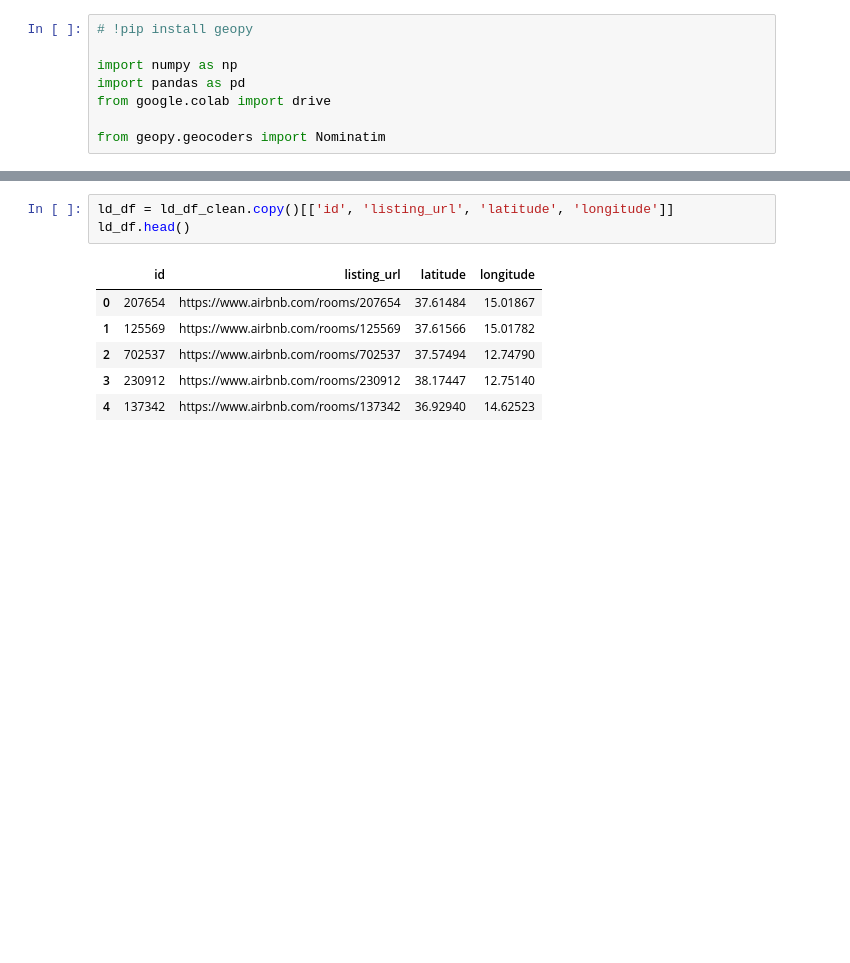
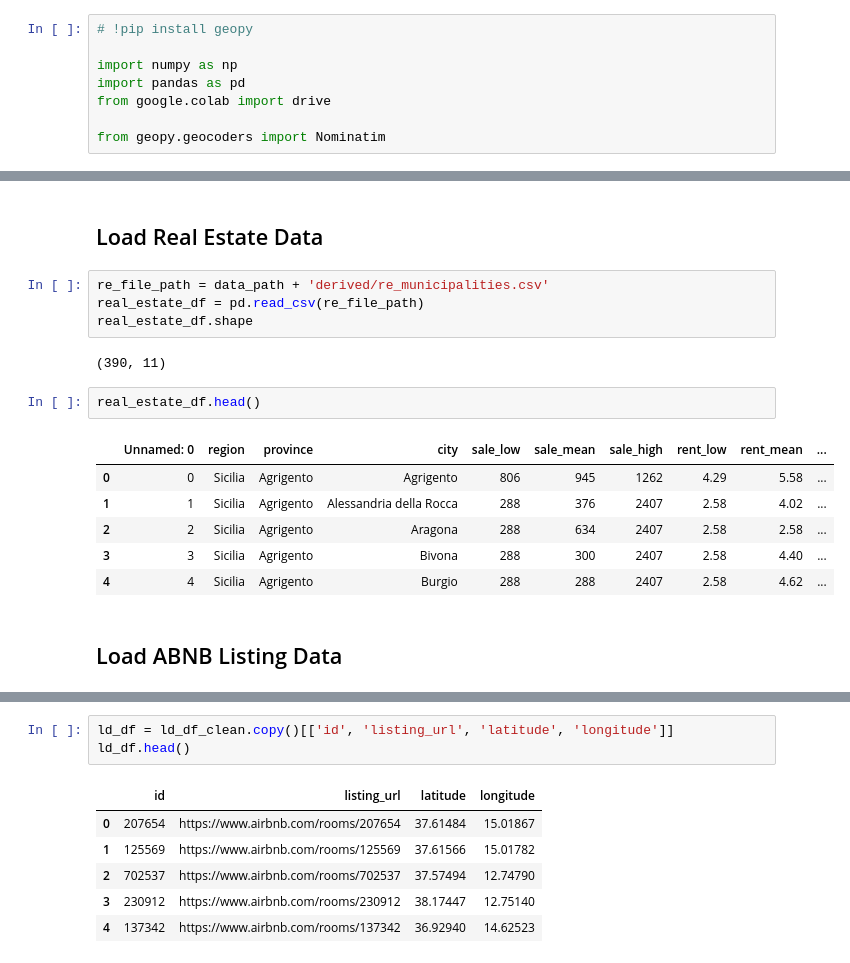
Before and after one commit to reallylongaddress/abnb_preprocessor, a Jupyter notebook: notebooks/abnb_lookup_municipality.ipynb, the cells around one changed output, grey strips where cells are left out. Saved outputs shown, nothing was run; the diff lists cells and outputs as text; blank space fills up the shorter version.

```diff
--- a/notebooks/abnb_lookup_municipality.ipynb
+++ b/notebooks/abnb_lookup_municipality.ipynb
@@ -16,2 +18,21 @@ Drive already mounted at /content/drive/; to attempt to forcibly remount, call d
+# %% [markdown]
+## Load Real Estate Data
+# %%
+re_file_path = data_path + 'derived/re_municipalities.csv'
+real_estate_df = pd.read_csv(re_file_path)
+real_estate_df.shape
+# %% [output]
+(390, 11)
+# %%
+real_estate_df.head()
+# %% [output]
+|  | Unnamed: 0 | region | province | city | sale_low | sale_mean | sale_high | rent_low | rent_mean | ... |
+| 0 | 0 | Sicilia | Agrigento | Agrigento | 806 | 945 | 1262 | 4.29 | 5.58 | ... |
+| 1 | 1 | Sicilia | Agrigento | Alessandria della Rocca | 288 | 376 | 2407 | 2.58 | 4.02 | ... |
+| 2 | 2 | Sicilia | Agrigento | Aragona | 288 | 634 | 2407 | 2.58 | 2.58 | ... |
+| 3 | 3 | Sicilia | Agrigento | Bivona | 288 | 300 | 2407 | 2.58 | 4.40 | ... |
+| 4 | 4 | Sicilia | Agrigento | Burgio | 288 | 288 | 2407 | 2.58 | 4.62 | ... |
+# %% [markdown]
+## Load ABNB Listing Data
 # %%
 ld_file_path = data_path + 'detailed_listings.csv'
```
Also changed, not shown: parts of 21 cells of this notebook.
